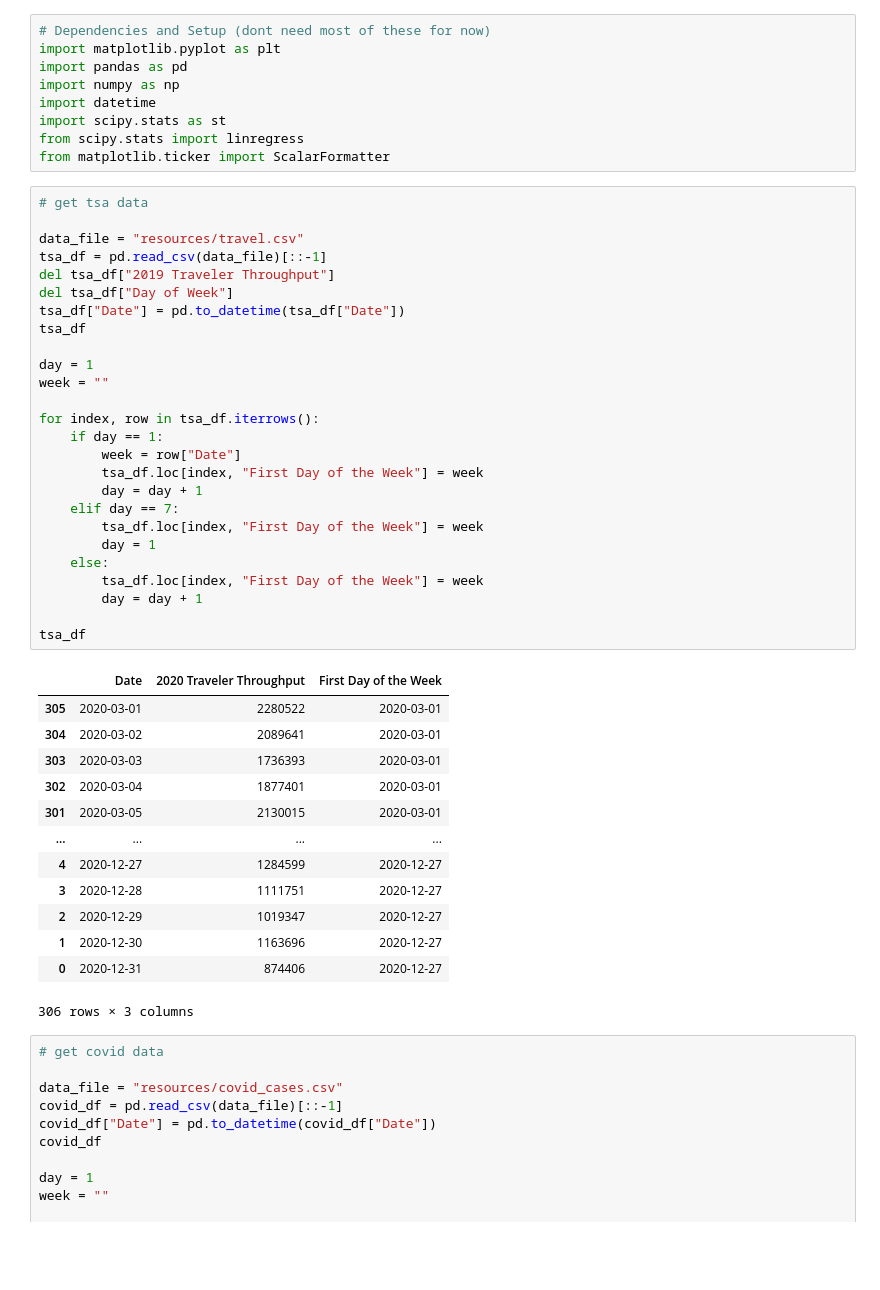
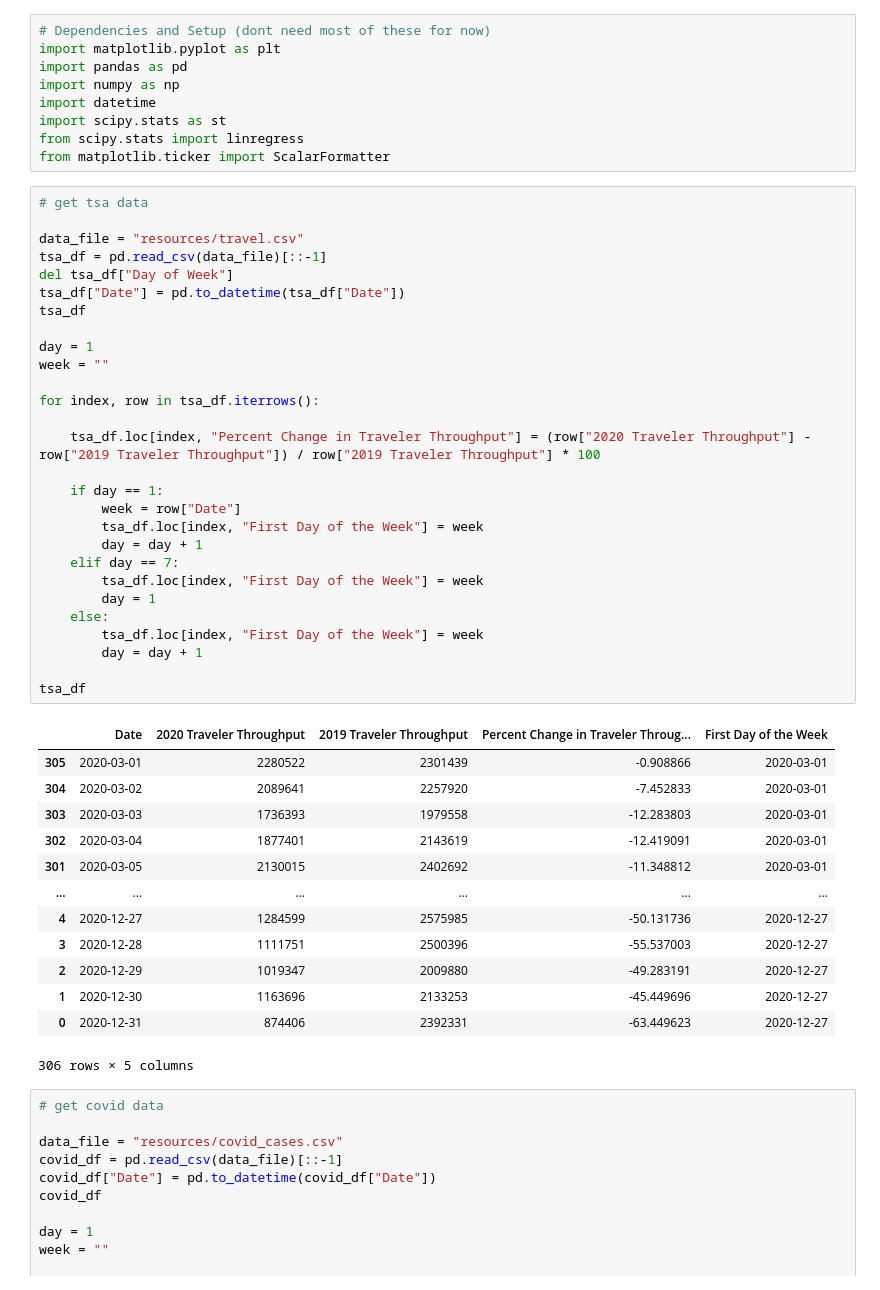
Before and after one commit to apatnoe/Project-1, a Jupyter notebook: tsa_travel.ipynb, the cells around one changed output. Saved outputs shown, nothing was run; the diff lists cells and outputs as text; blank space fills up the shorter version.

```diff
--- a/tsa_travel.ipynb
+++ b/tsa_travel.ipynb
@@ -10,43 +10,45 @@ from matplotlib.ticker import ScalarFormatter
 # %%
 # get tsa data
 
 data_file = "resources/travel.csv"
 tsa_df = pd.read_csv(data_file)[::-1]
-del tsa_df["2019 Traveler Throughput"]
 del tsa_df["Day of Week"]
 tsa_df["Date"] = pd.to_datetime(tsa_df["Date"])
 tsa_df
 
 day = 1
 week = ""
 
 for index, row in tsa_df.iterrows():
+
+    tsa_df.loc[index, "Percent Change in Traveler Throughput"] = (row["2020 Traveler Throughput"] - row["2019 Traveler Throughput"]) / row["2019 Traveler Throughput"] * 100
+
     if day == 1:
         week = row["Date"]
         tsa_df.loc[index, "First Day of the Week"] = week
         day = day + 1
     elif day == 7:
         tsa_df.loc[index, "First Day of the Week"] = week
         day = 1
     else:
         tsa_df.loc[index, "First Day of the Week"] = week
         day = day + 1
 
 tsa_df
 # %% [output]
-|  | Date | 2020 Traveler Throughput | First Day of the Week |
-| 305 | 2020-03-01 | 2280522 | 2020-03-01 |
-| 304 | 2020-03-02 | 2089641 | 2020-03-01 |
-| 303 | 2020-03-03 | 1736393 | 2020-03-01 |
-| 302 | 2020-03-04 | 1877401 | 2020-03-01 |
-| 301 | 2020-03-05 | 2130015 | 2020-03-01 |
-| ... | ... | ... | ... |
-| 4 | 2020-12-27 | 1284599 | 2020-12-27 |
-| 3 | 2020-12-28 | 1111751 | 2020-12-27 |
-| 2 | 2020-12-29 | 1019347 | 2020-12-27 |
-| 1 | 2020-12-30 | 1163696 | 2020-12-27 |
-| 0 | 2020-12-31 | 874406 | 2020-12-27 |
+|  | Date | 2020 Traveler Throughput | 2019 Traveler Throughput | Percent Change in Traveler Throug... | First Day of the Week |
+| 305 | 2020-03-01 | 2280522 | 2301439 | -0.908866 | 2020-03-01 |
+| 304 | 2020-03-02 | 2089641 | 2257920 | -7.452833 | 2020-03-01 |
+| 303 | 2020-03-03 | 1736393 | 1979558 | -12.283803 | 2020-03-01 |
+| 302 | 2020-03-04 | 1877401 | 2143619 | -12.419091 | 2020-03-01 |
+| 301 | 2020-03-05 | 2130015 | 2402692 | -11.348812 | 2020-03-01 |
+| ... | ... | ... | ... | ... | ... |
+| 4 | 2020-12-27 | 1284599 | 2575985 | -50.131736 | 2020-12-27 |
+| 3 | 2020-12-28 | 1111751 | 2500396 | -55.537003 | 2020-12-27 |
+| 2 | 2020-12-29 | 1019347 | 2009880 | -49.283191 | 2020-12-27 |
+| 1 | 2020-12-30 | 1163696 | 2133253 | -45.449696 | 2020-12-27 |
+| 0 | 2020-12-31 | 874406 | 2392331 | -63.449623 | 2020-12-27 |
-306 rows × 3 columns
+306 rows × 5 columns
 # %%
 # get covid data
 
```
Also changed, not shown: parts of 3 cells of this notebook, 3 other files.
